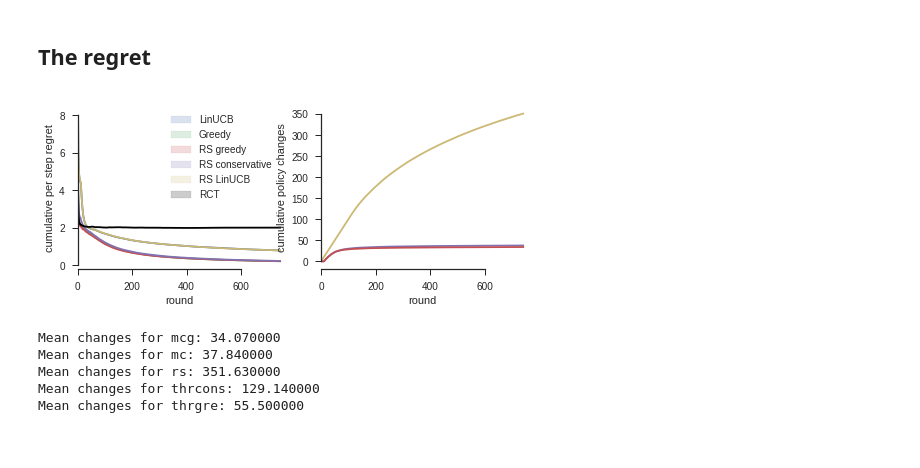
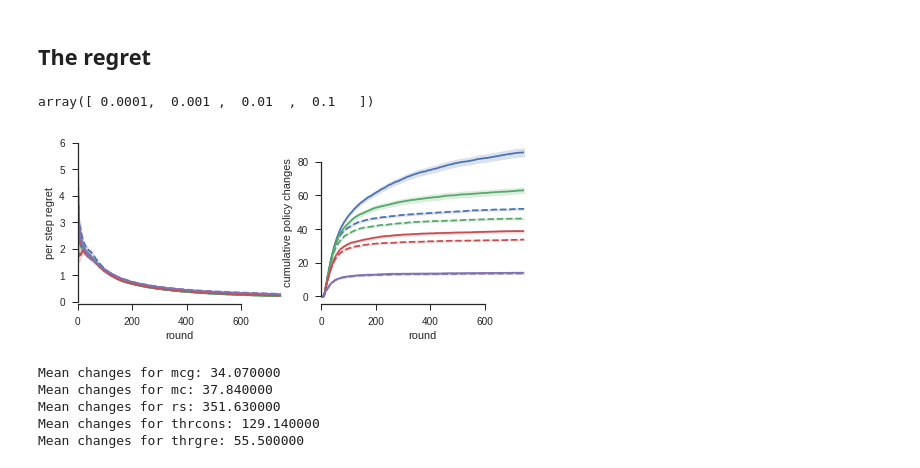
Before and after one commit to benlansdell/conservativerdd, a Jupyter notebook: ihdp_analysis_robustness_delta.ipynb, the cells around one changed output. Cells and saved outputs as stored; diff of their text form; code cells hidden in the pictures.

Commit message:
Update robustness delta script

```diff
--- a/ihdp_analysis_robustness_delta.ipynb
+++ b/ihdp_analysis_robustness_delta.ipynb
@@ -153,30 +153,29 @@ Updating theta_tilde
 Updating theta_tilde
 # %% [markdown]
 ## The regret
+# %%
+del_angle
+# %% [output]
+array([ 0.0001,  0.001 ,  0.01  ,  0.1   ])
 # %%
 fig, axes = plt.subplots(1,2, figsize = (8,3))
-sns.tsplot(np.divide(np.cumsum(regret_ucb, axis=1), np.arange(N)), color = 'C0', ax = axes[0])
-sns.tsplot(np.divide(np.cumsum(regret_gre, axis=1), np.arange(N)), color = 'C1', ax = axes[0])
-sns.tsplot(np.divide(np.cumsum(regret_mcg, axis=1), np.arange(N)), color = 'C2', ax = axes[0])
-sns.tsplot(np.divide(np.cumsum(regret_mc, axis=1), np.arange(N)), color = 'C3', ax = axes[0])
-sns.tsplot(np.divide(np.cumsum(regret_rs, axis=1), np.arange(N)), color = 'C4', ax = axes[0])
-sns.tsplot(np.divide(np.cumsum(regret_rct, axis=1), np.arange(N)), color = 'black', ax = axes[0])
+for o in range(O):
+    sns.tsplot(np.divide(np.cumsum(regret_mcg[o,:,:], axis=1), np.arange(N)), color = 'C%d'%o, ax = axes[0], linestyle='--')
+    sns.tsplot(np.divide(np.cumsum(regret_mc[o,:,:], axis=1), np.arange(N)), color = 'C%d'%o, ax = axes[0])
+    sns.tsplot(np.cumsum(updatepol_mc[o,:,:], axis=1), color = 'C%d'%o, ax = axes[1])
+    sns.tsplot(np.cumsum(updatepol_mcg[o,:,:], axis=1), color = 'C%d'%o, ax = axes[1], linestyle='--')
 
-axes[0].legend(['LinUCB', 'Greedy', 'RS greedy', 'RS conservative', 'RS LinUCB', 'RCT'])
+#    ax.lines[0].set_linestyle("--")
+
 axes[0].set_xlabel('round')
-axes[0].set_ylabel('cumulative per step regret')
-
-sns.tsplot(np.cumsum(updatepol_rs, axis=1), color = 'C4', ax = axes[1])
-sns.tsplot(np.cumsum(updatepol_mc, axis=1), color = 'C3', ax = axes[1])
-sns.tsplot(np.cumsum(updatepol_mcg, axis=1), color = 'C2', ax = axes[1])
-
+axes[0].set_ylabel('per step regret')
 axes[1].set_xlabel('round')
 axes[1].set_ylabel('cumulative policy changes')
 
 sns.despine(trim = True)
-#plt.savefig('./figs/ihdp.pdf')
+plt.savefig('./figs/ihdp_delta_robustness.pdf')
 # %% [output]
-[figure, old version]
+[figure, new version]
 # %%
 #The number of changes in policy.....
 print('Mean changes for mcg: %f'%np.mean(np.cumsum(updatepol_mcg, axis=1)[:,-1]))
```
Also changed, not shown: parts of 1 cell of this notebook.
